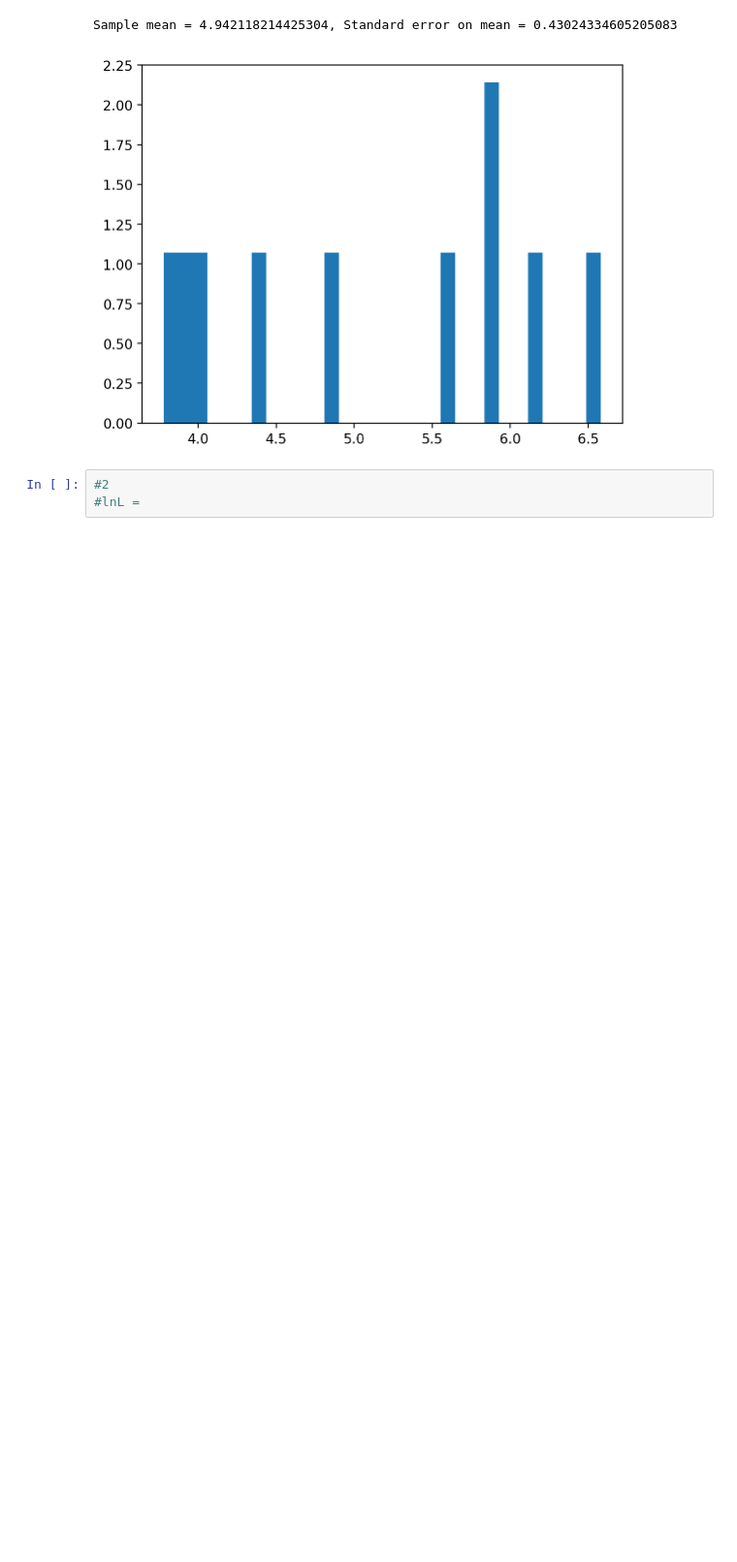
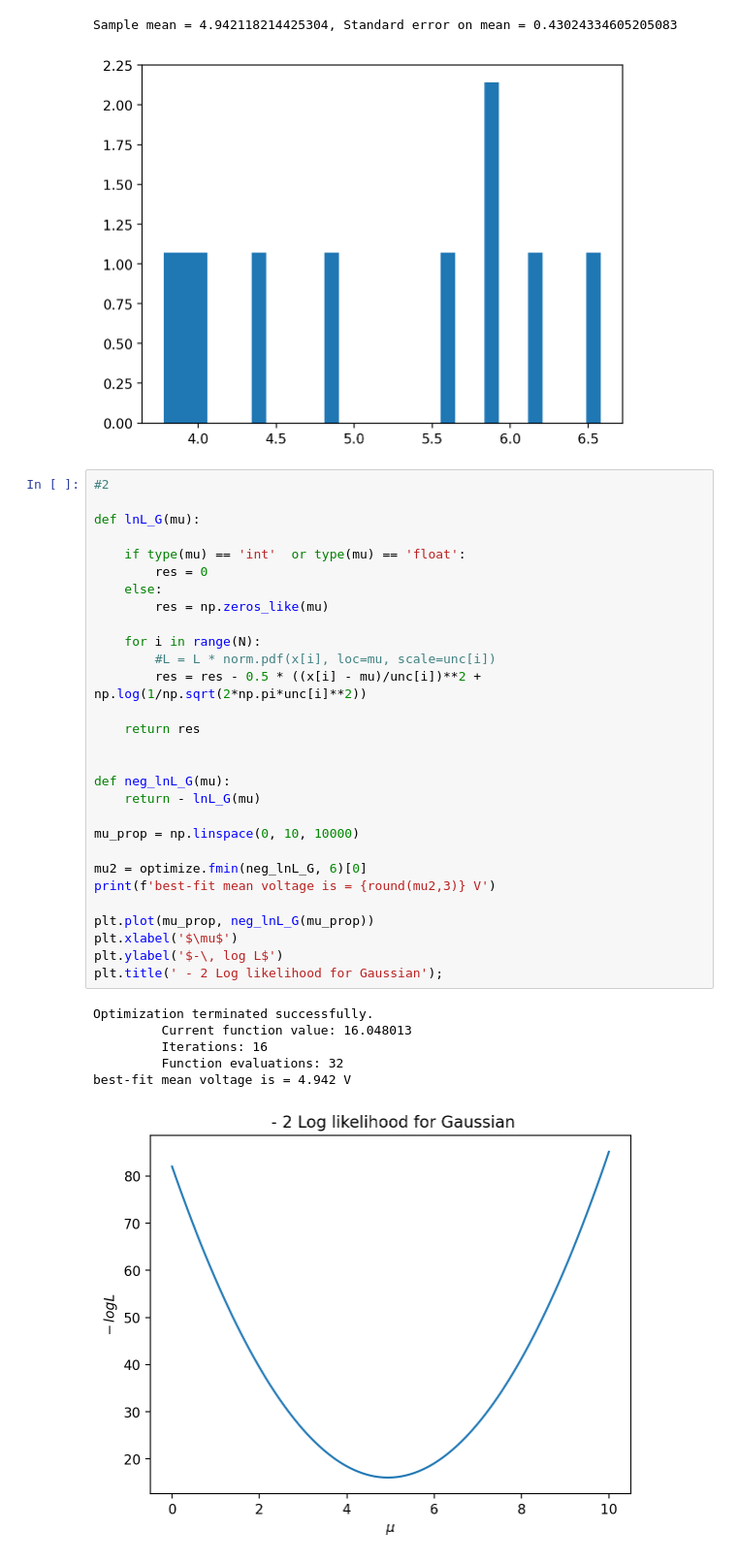
Before and after one commit to agupta-umiss/phys629-fall-2023, a Jupyter notebook: student_folders/arindam_sharma/phys629_f23_hw7_ArindamSharma.ipynb, the cells around one changed output. Shown at 97% size. Drawn from its saved outputs; the diff is of its cells as text; blank space fills up the shorter version.

```diff
--- a/student_folders/arindam_sharma/phys629_f23_hw7_ArindamSharma.ipynb
+++ b/student_folders/arindam_sharma/phys629_f23_hw7_ArindamSharma.ipynb
@@ -83,6 +73,39 @@ px, bins, _ = plt.hist(x, 30, density=True);
 # %% [output]
 Sample mean = 4.942118214425304, Standard error on mean = 0.43024334605205083
 [figure]
-# %%
-#2
-#lnL =
+# %%
+#2
+
+def lnL_G(mu):
+
+    if type(mu) == 'int'  or type(mu) == 'float':
+        res = 0
+    else:
+        res = np.zeros_like(mu)
+
+    for i in range(N):
+        #L = L * norm.pdf(x[i], loc=mu, scale=unc[i])
+        res = res - 0.5 * ((x[i] - mu)/unc[i])**2 + np.log(1/np.sqrt(2*np.pi*unc[i]**2))
+
+    return res
+
+
+def neg_lnL_G(mu):
+    return - lnL_G(mu)
+
+mu_prop = np.linspace(0, 10, 10000)
+
+mu2 = optimize.fmin(neg_lnL_G, 6)[0]
+print(f'best-fit mean voltage is = {round(mu2,3)} V')
+
+plt.plot(mu_prop, neg_lnL_G(mu_prop))
+plt.xlabel('$\mu$')
+plt.ylabel('$-\, log L$')
+plt.title(' - 2 Log likelihood for Gaussian');
+# %% [output]
+Optimization terminated successfully.
+         Current function value: 16.048013
+         Iterations: 16
+         Function evaluations: 32
+best-fit mean voltage is = 4.942 V
+[figure, added]
```
Also changed, not shown: parts of 15 cells of this notebook, 2 other files.
